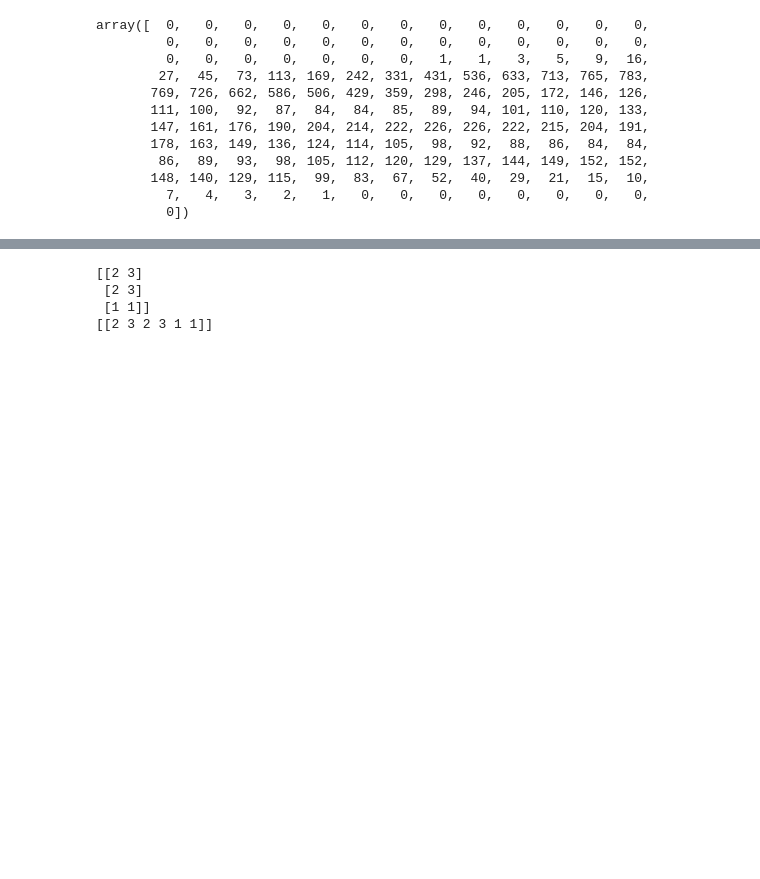
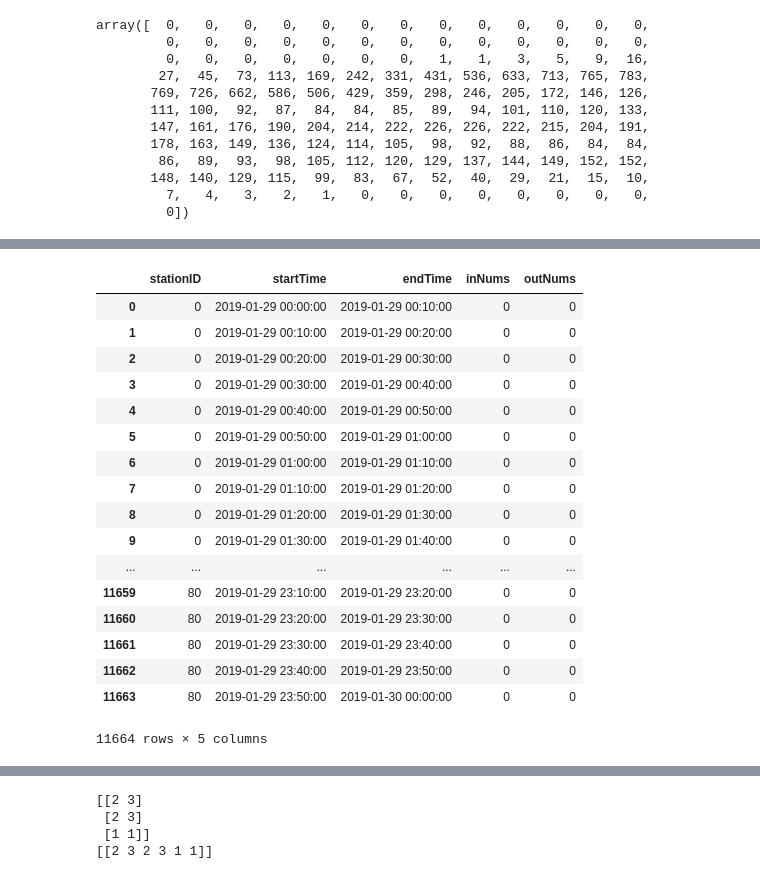
Before and after one commit to carl-3070/subway_rider_predict, a Jupyter notebook: subway_rider_predict.ipynb, the cells around one changed output, grey strips where cells are left out. Saved outputs shown, nothing was run; the diff lists cells and outputs as text; code cells hidden in the pictures; blank space fills up the shorter version.

```diff
--- a/subway_rider_predict.ipynb
+++ b/subway_rider_predict.ipynb
@@ -188,3 +317,6 @@ import statsmodels.formula.api as smf
+# %%
+in_test_pd = pickle.load(open('in_test1_pd.pkl', 'rb'))
+out_test_pd = pickle.load(open('out_test1_pd.pkl', 'rb'))
 # %%
 submit_data = pd.read_csv("E://天池竞赛/杭州地铁乘客流量/Metro_testA/testA_submit_2019-01-29.csv")
 # %%
@@ -209,8 +341,8 @@ submit_data
 | 11663 | 80 | 2019-01-29 23:50:00 | 2019-01-30 00:00:00 | NaN | NaN |
 11664 rows × 5 columns
 # %%
-in_pred = pickle.load(open('in_pred_pd.pkl','rb'))
-out_pred = pickle.load(open('out_pred_pd.pkl','rb'))
+in_pred = pickle.load(open('in_pred_pd_log.pkl','rb'))
+out_pred = pickle.load(open('out_pred_pd_log.pkl','rb'))
 # %%
 pred_29_in = in_pred.tail(144)
 pred_29_out = out_pred.tail(144)
@@ -244,0 +386,21 @@ submit_data['outNums'] = pred_29_out_arr[0]
+# %%
+submit_data
+# %% [output]
+|  | stationID | startTime | endTime | inNums | outNums |
+| 0 | 0 | 2019-01-29 00:00:00 | 2019-01-29 00:10:00 | 0 | 0 |
+| 1 | 0 | 2019-01-29 00:10:00 | 2019-01-29 00:20:00 | 0 | 0 |
+| 2 | 0 | 2019-01-29 00:20:00 | 2019-01-29 00:30:00 | 0 | 0 |
+| 3 | 0 | 2019-01-29 00:30:00 | 2019-01-29 00:40:00 | 0 | 0 |
+| 4 | 0 | 2019-01-29 00:40:00 | 2019-01-29 00:50:00 | 0 | 0 |
+| 5 | 0 | 2019-01-29 00:50:00 | 2019-01-29 01:00:00 | 0 | 0 |
+| 6 | 0 | 2019-01-29 01:00:00 | 2019-01-29 01:10:00 | 0 | 0 |
+| 7 | 0 | 2019-01-29 01:10:00 | 2019-01-29 01:20:00 | 0 | 0 |
+| 8 | 0 | 2019-01-29 01:20:00 | 2019-01-29 01:30:00 | 0 | 0 |
+| 9 | 0 | 2019-01-29 01:30:00 | 2019-01-29 01:40:00 | 0 | 0 |
+| ... | ... | ... | ... | ... | ... |
+| 11659 | 80 | 2019-01-29 23:10:00 | 2019-01-29 23:20:00 | 0 | 0 |
+| 11660 | 80 | 2019-01-29 23:20:00 | 2019-01-29 23:30:00 | 0 | 0 |
+| 11661 | 80 | 2019-01-29 23:30:00 | 2019-01-29 23:40:00 | 0 | 0 |
+| 11662 | 80 | 2019-01-29 23:40:00 | 2019-01-29 23:50:00 | 0 | 0 |
+| 11663 | 80 | 2019-01-29 23:50:00 | 2019-01-30 00:00:00 | 0 | 0 |
+11664 rows × 5 columns
```
Also changed, not shown: parts of 24 cells of this notebook, 2 other files.
